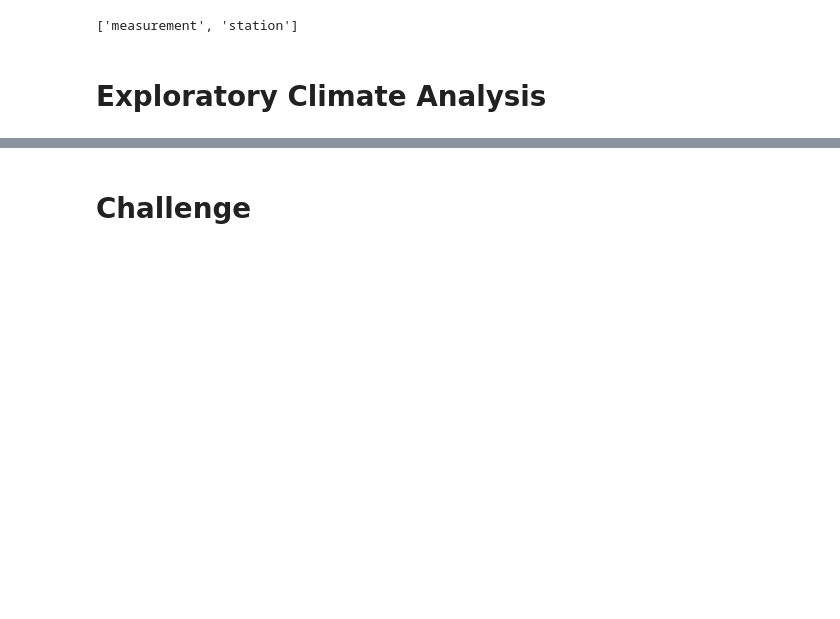
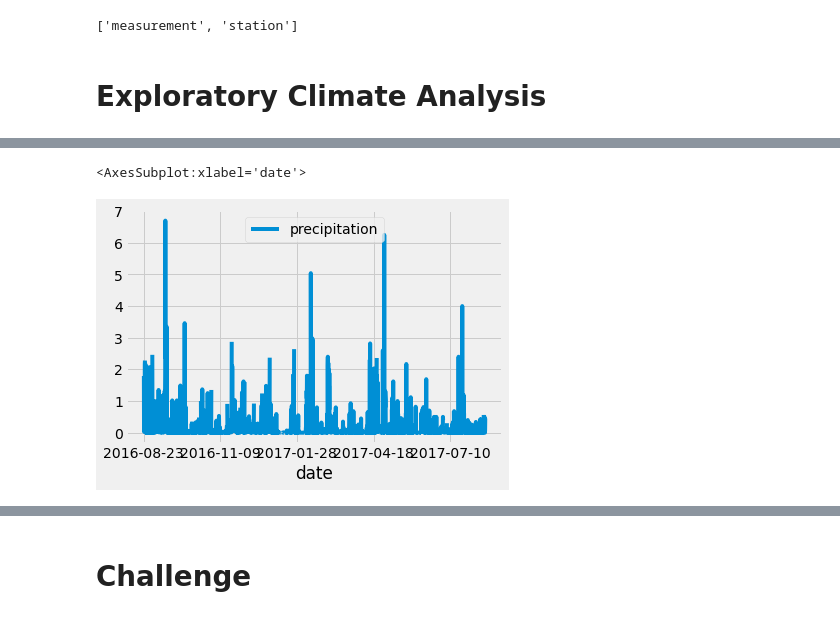
Before and after one commit to ntorenduwayo/surfs_up, a Jupyter notebook: climate_analysis.ipynb, the cells around one changed output, grey strips where cells are left out. Cells and saved outputs as stored; diff of their text form; code cells hidden in the pictures; blank space fills up the shorter version.

```diff
--- a/climate_analysis.ipynb
+++ b/climate_analysis.ipynb
@@ -48,13 +48,19 @@ session = Session(engine)
 # %%
 # Design a query to retrieve the last 12 months of precipitation data and plot the results.
 #Starting from the last data point in the database.
+prev_year = dt.date(2017, 8, 23)
 
 # Calculate the date one year from the last date in data set.
+prev_year = dt.date(2017, 8, 23) - dt.timedelta(days=365)
 
 # Perform a query to retrieve the data and precipitation scores
+results = []
+results = session.query(Measurement.date, Measurement.prcp)
+#print(results.all())
 
-# Save the query results as a Pandas DataFrame and set the index to the date column
+## Use the filter() function to filter out the data we don't need
+results = session.query(Measurement.date, Measurement.prcp).filter(Measurement.date >= prev_year)
 
-# Sort the dataframe by date
-
-# Use Pandas Plotting with Matplotlib to plot the data
+## Add a function that extracts all of the results from our query and put them in a list.
+results = session.query(Measurement.date, Measurement.prcp).filter(Measurement.date >= prev_year).all()
+print(results)
@@ -60,0 +69,7 @@ session = Session(engine)
+# %%
+# Save the query results as a Pandas DataFrame and set the index to the date column
+df = pd.DataFrame(results, columns=['date','precipitation'])
+## Use the set_index() Function
+df.set_index(df['date'], inplace=True)
+## Print a DataFrame with the index
+print(df)
@@ -60,0 +113,5 @@ session = Session(engine)
+# %%
+# Sort the dataframe by date
+df = df.sort_index()
+## Print the sorted list with index
+print(df)
@@ -61,2 +155,8 @@ session = Session(engine)
+# %%
+# Use Pandas Plotting with Matplotlib to plot the data
+df.plot()
+# %% [output]
+<AxesSubplot:xlabel='date'>
+[figure, added]
 # %%
 # Use Pandas to calcualte the summary statistics for the precipitation data
```
Also changed, not shown: parts of 6 cells of this notebook.
